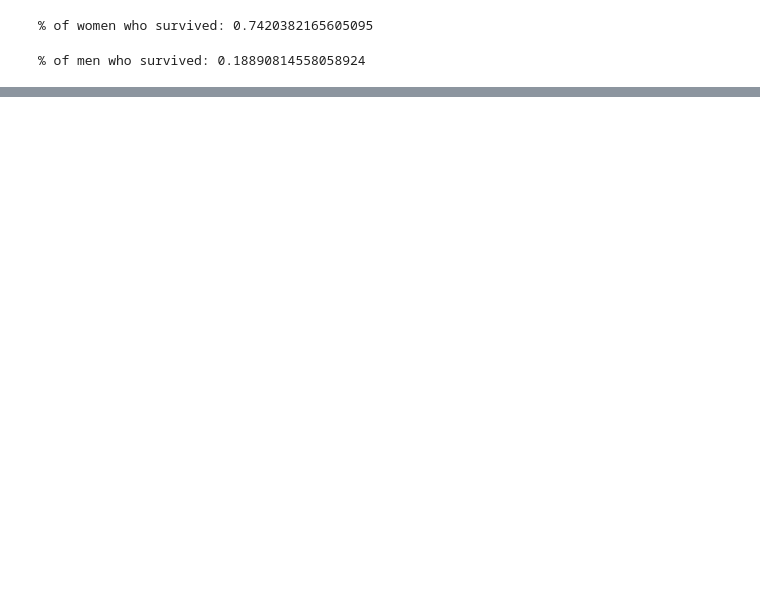
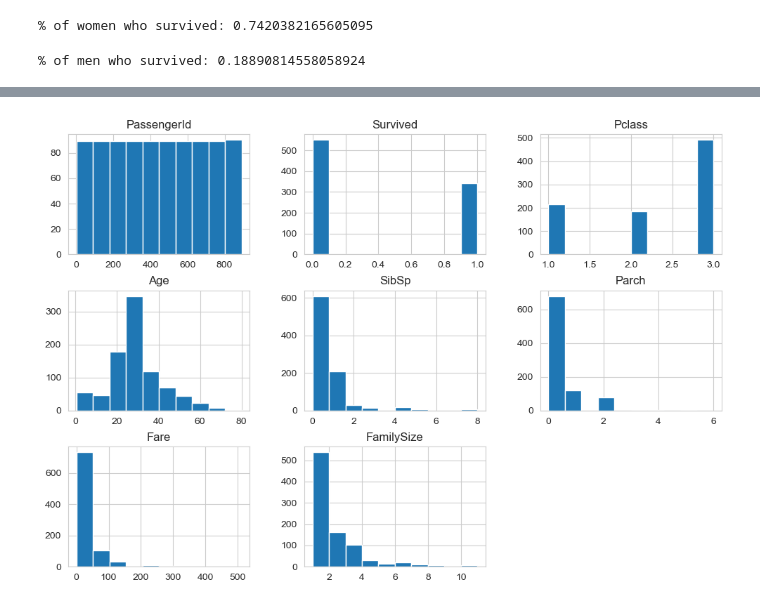
Before and after one commit to leo9003/titanic, a Jupyter notebook: work.ipynb, the cells around one changed output, grey strips where cells are left out. Cells and saved outputs as stored; diff of their text form; code cells hidden in the pictures; blank space fills up the shorter version.

```diff
--- a/work.ipynb
+++ b/work.ipynb
@@ -115,0 +131,5 @@ Your submission was successfully saved!
+# %%
+train_data.hist(figsize=(12, 8))
+plt.show()
+# %% [output]
+[figure, added]
```
Also changed, not shown: parts of 18 cells of this notebook.
